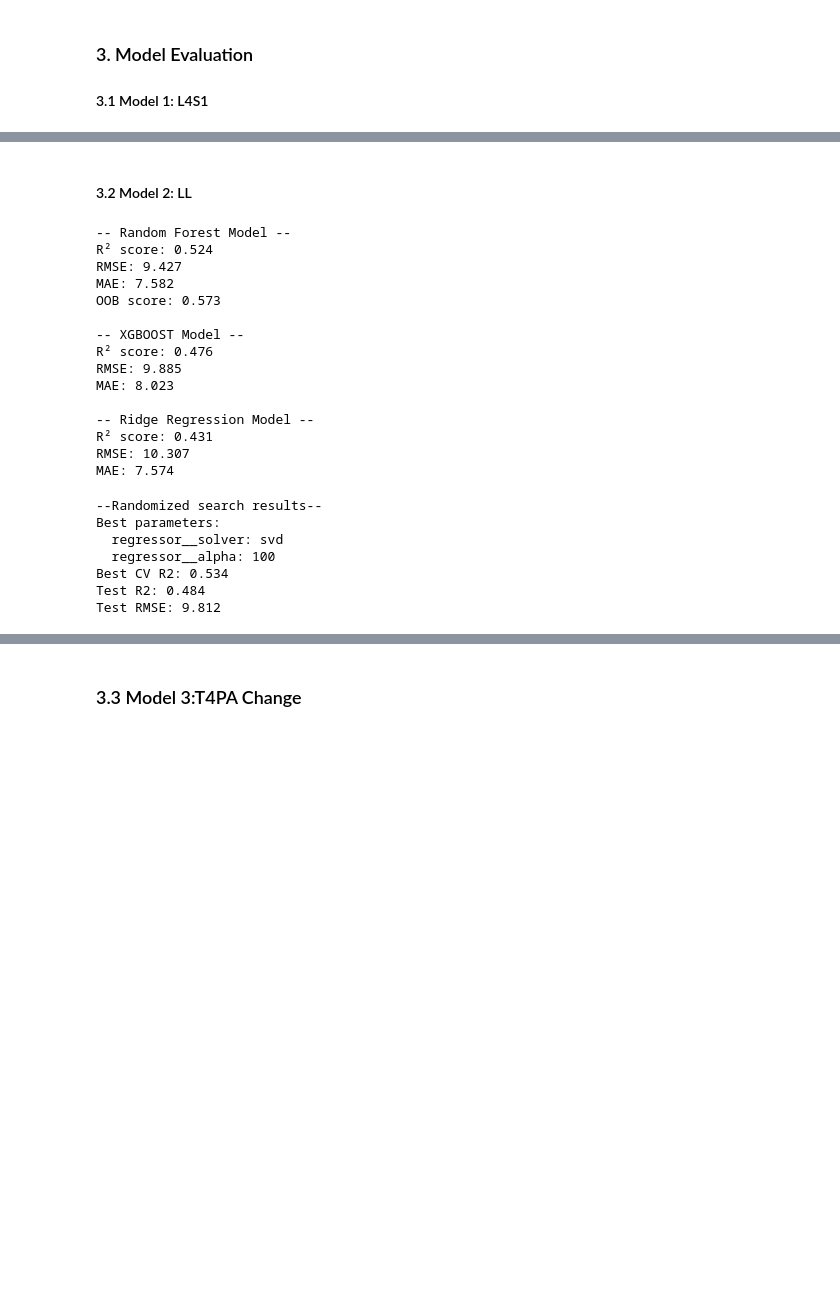
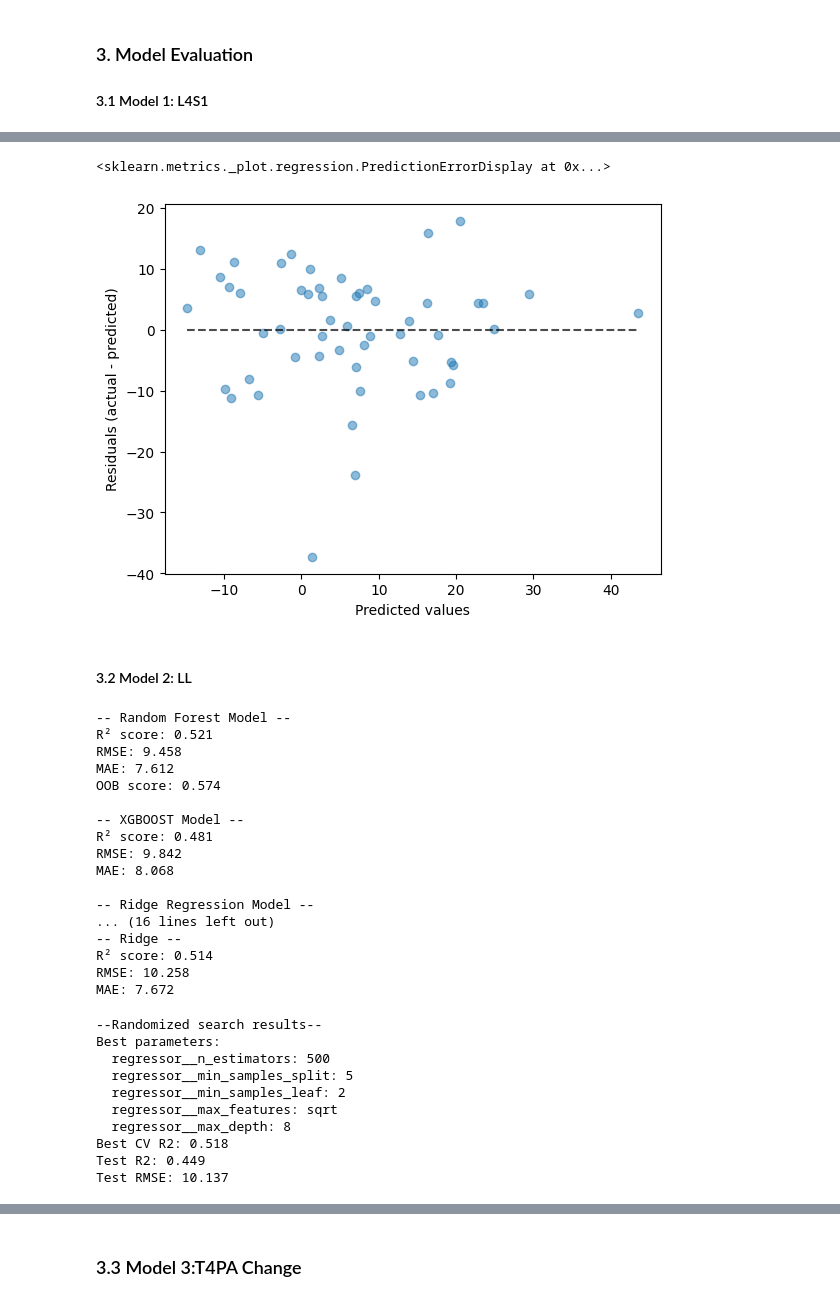
Before and after one commit to 124578-UW/Data-Science-Capstone, a Jupyter notebook: notebooks/03_ml_model_baseline.ipynb, the cells around one changed output, grey strips where cells are left out. Drawn from its saved outputs; the diff is of its cells as text; code cells hidden in the pictures; blank space fills up the shorter version.

```diff
--- a/notebooks/03_ml_model_baseline.ipynb
+++ b/notebooks/03_ml_model_baseline.ipynb
@@ -332,3 +372,15 @@ plt.show()
+# %%
+fig, ax = plt.subplots()
+
+PredictionErrorDisplay.from_predictions(
+    y_true=y_test,
+    y_pred=L4S1_ridge_ypred,
+    kind="residual_vs_predicted",
+    scatter_kwargs={"alpha": 0.5},
+    ax=ax)
+# %% [output]
+<sklearn.metrics._plot.regression.PredictionErrorDisplay at 0x...>
+[figure, added]
 # %% [markdown]
 #### 3.2 Model 2: LL
 # %%
@@ -355,32 +407,40 @@ print()
 #3 ridge regression - might be good for overfitting and correlated features
 LL_ridge_pipeline, LL_ridge_ypred\
       = train_ridge_model(X_train, X_test,y_train,y_test)
+
+#compare using cross validation
+compare_models(X,y)
 # %% [output]
 -- Random Forest Model --
-R² score: 0.524
-RMSE: 9.427
-MAE: 7.582
-OOB score: 0.573
+R² score: 0.521
+RMSE: 9.458
+MAE: 7.612
+OOB score: 0.574
 
 -- XGBOOST Model --
-R² score: 0.476
-RMSE: 9.885
-MAE: 8.023
+R² score: 0.481
+RMSE: 9.842
+MAE: 8.068
 
 -- Ridge Regression Model --
-R² score: 0.431
-RMSE: 10.307
-MAE: 7.574
+... (16 lines left out)
+-- Ridge --
+R² score: 0.514
+RMSE: 10.258
+MAE: 7.672
 # %%
 #Randomized search cross-validation to finetune Ridge regression parameters
 
 finetuned_ll_model, finetuned_ll_ypred = \
-    randomized_search_cv(LL_ridge_pipeline, ridge_param_distributions,X_train,y_train,X_test,y_test)
+    randomized_search_cv(LL_rf_pipeline, param_distributions,X_train,y_train,X_test,y_test)
 # %% [output]
 --Randomized search results--
 Best parameters:
-  regressor__solver: svd
-  regressor__alpha: 100
-Best CV R2: 0.534
-Test R2: 0.484
-Test RMSE: 9.812
+  regressor__n_estimators: 500
+  regressor__min_samples_split: 5
+  regressor__min_samples_leaf: 2
+  regressor__max_features: sqrt
+  regressor__max_depth: 8
+Best CV R2: 0.518
+Test R2: 0.449
+Test RMSE: 10.137
```
Also changed, not shown: parts of 24 cells of this notebook, 1 other file.
